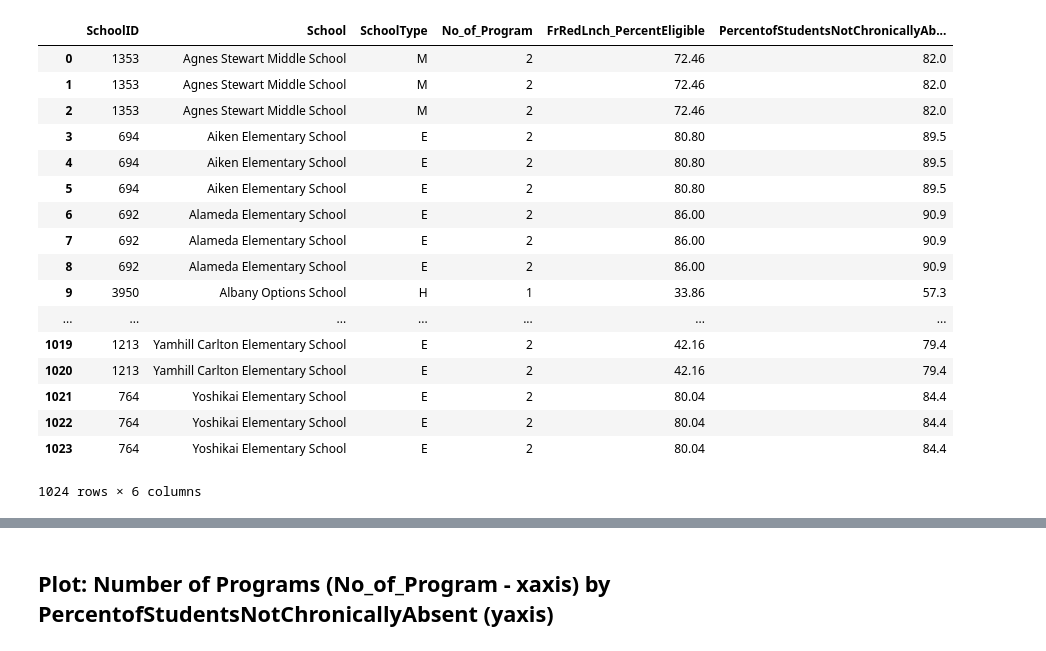
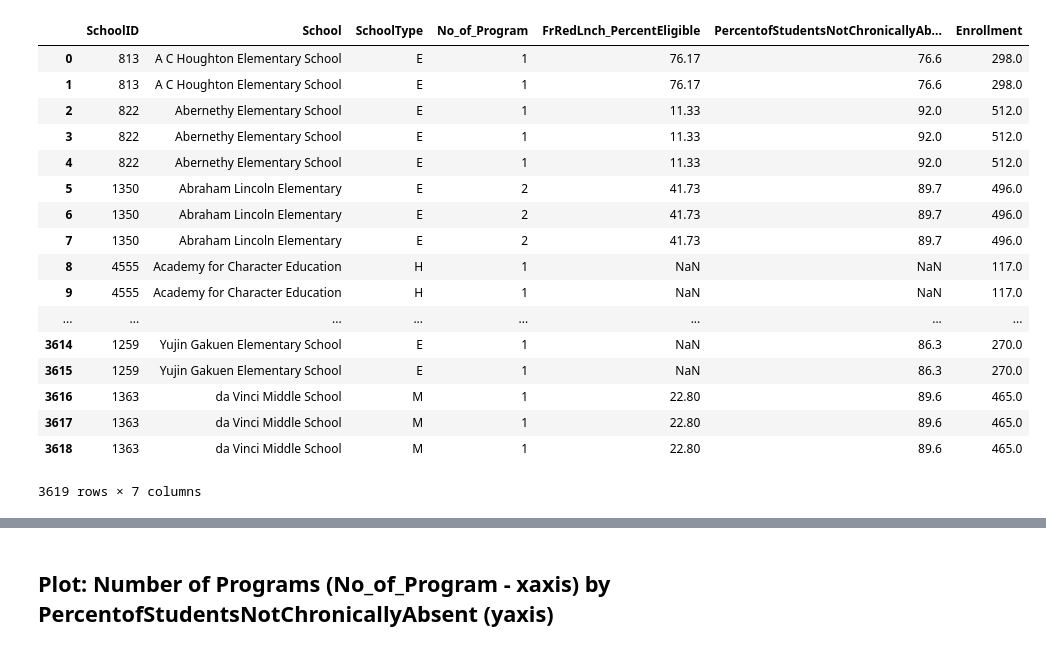
Before and after one commit to philschatz/ed-pathways, a Jupyter notebook: analysis/Attendance_v_programs.ipynb, the cells around one changed output, grey strips where cells are left out. Saved outputs shown, nothing was run; the diff lists cells and outputs as text; code cells hidden in the pictures.

```diff
--- a/analysis/Attendance_v_programs.ipynb
+++ b/analysis/Attendance_v_programs.ipynb
@@ -6,28 +6,28 @@ from statsmodels.formula.api import ols
 import matplotlib.pyplot as plt
 # %%
 #read result.csv.  This file contains the results of the SQL query defined by Anisa and Kyle
-attendance = pd.read_csv('../data/result.csv')
+attendance = pd.read_csv('../data/QueryResultTable.csv')
 #only select a subset of the available variables
-attendance = attendance[['SchoolID','School','SchoolType','No_of_Program','FrRedLnch_PercentEligible','PercentofStudentsNotChronicallyAbsent']]
+attendance = attendance[['SchoolID','School','SchoolType','No_of_Program','FrRedLnch_PercentEligible','PercentofStudentsNotChronicallyAbsent','Enrollment']]
 attendance
 # %% [output]
-|  | SchoolID | School | SchoolType | No_of_Program | FrRedLnch_PercentEligible | PercentofStudentsNotChronicallyAb... |
-| 0 | 1353 | Agnes Stewart Middle School | M | 2 | 72.46 | 82.0 |
-| 1 | 1353 | Agnes Stewart Middle School | M | 2 | 72.46 | 82.0 |
-| 2 | 1353 | Agnes Stewart Middle School | M | 2 | 72.46 | 82.0 |
-| 3 | 694 | Aiken Elementary School | E | 2 | 80.80 | 89.5 |
-| 4 | 694 | Aiken Elementary School | E | 2 | 80.80 | 89.5 |
-| 5 | 694 | Aiken Elementary School | E | 2 | 80.80 | 89.5 |
-| 6 | 692 | Alameda Elementary School | E | 2 | 86.00 | 90.9 |
-| 7 | 692 | Alameda Elementary School | E | 2 | 86.00 | 90.9 |
-| 8 | 692 | Alameda Elementary School | E | 2 | 86.00 | 90.9 |
-| 9 | 3950 | Albany Options School | H | 1 | 33.86 | 57.3 |
-| ... | ... | ... | ... | ... | ... | ... |
-| 1019 | 1213 | Yamhill Carlton Elementary School | E | 2 | 42.16 | 79.4 |
-| 1020 | 1213 | Yamhill Carlton Elementary School | E | 2 | 42.16 | 79.4 |
-| 1021 | 764 | Yoshikai Elementary School | E | 2 | 80.04 | 84.4 |
-| 1022 | 764 | Yoshikai Elementary School | E | 2 | 80.04 | 84.4 |
-| 1023 | 764 | Yoshikai Elementary School | E | 2 | 80.04 | 84.4 |
+|  | SchoolID | School | SchoolType | No_of_Program | FrRedLnch_PercentEligible | PercentofStudentsNotChronicallyAb... | Enrollment |
+| 0 | 813 | A C Houghton Elementary School | E | 1 | 76.17 | 76.6 | 298.0 |
+| 1 | 813 | A C Houghton Elementary School | E | 1 | 76.17 | 76.6 | 298.0 |
+| 2 | 822 | Abernethy Elementary School | E | 1 | 11.33 | 92.0 | 512.0 |
+| 3 | 822 | Abernethy Elementary School | E | 1 | 11.33 | 92.0 | 512.0 |
+| 4 | 822 | Abernethy Elementary School | E | 1 | 11.33 | 92.0 | 512.0 |
+| 5 | 1350 | Abraham Lincoln Elementary | E | 2 | 41.73 | 89.7 | 496.0 |
+| 6 | 1350 | Abraham Lincoln Elementary | E | 2 | 41.73 | 89.7 | 496.0 |
+| 7 | 1350 | Abraham Lincoln Elementary | E | 2 | 41.73 | 89.7 | 496.0 |
+| 8 | 4555 | Academy for Character Education | H | 1 | NaN | NaN | 117.0 |
+| 9 | 4555 | Academy for Character Education | H | 1 | NaN | NaN | 117.0 |
+| ... | ... | ... | ... | ... | ... | ... | ... |
+| 3614 | 1259 | Yujin Gakuen Elementary School | E | 1 | NaN | 86.3 | 270.0 |
+| 3615 | 1259 | Yujin Gakuen Elementary School | E | 1 | NaN | 86.3 | 270.0 |
+| 3616 | 1363 | da Vinci Middle School | M | 1 | 22.80 | 89.6 | 465.0 |
+| 3617 | 1363 | da Vinci Middle School | M | 1 | 22.80 | 89.6 | 465.0 |
+| 3618 | 1363 | da Vinci Middle School | M | 1 | 22.80 | 89.6 | 465.0 |
-1024 rows × 6 columns
+3619 rows × 7 columns
 # %%
 #We are only interested in elementary schools for this analysis
```
Also changed, not shown: parts of 17 cells of this notebook.
